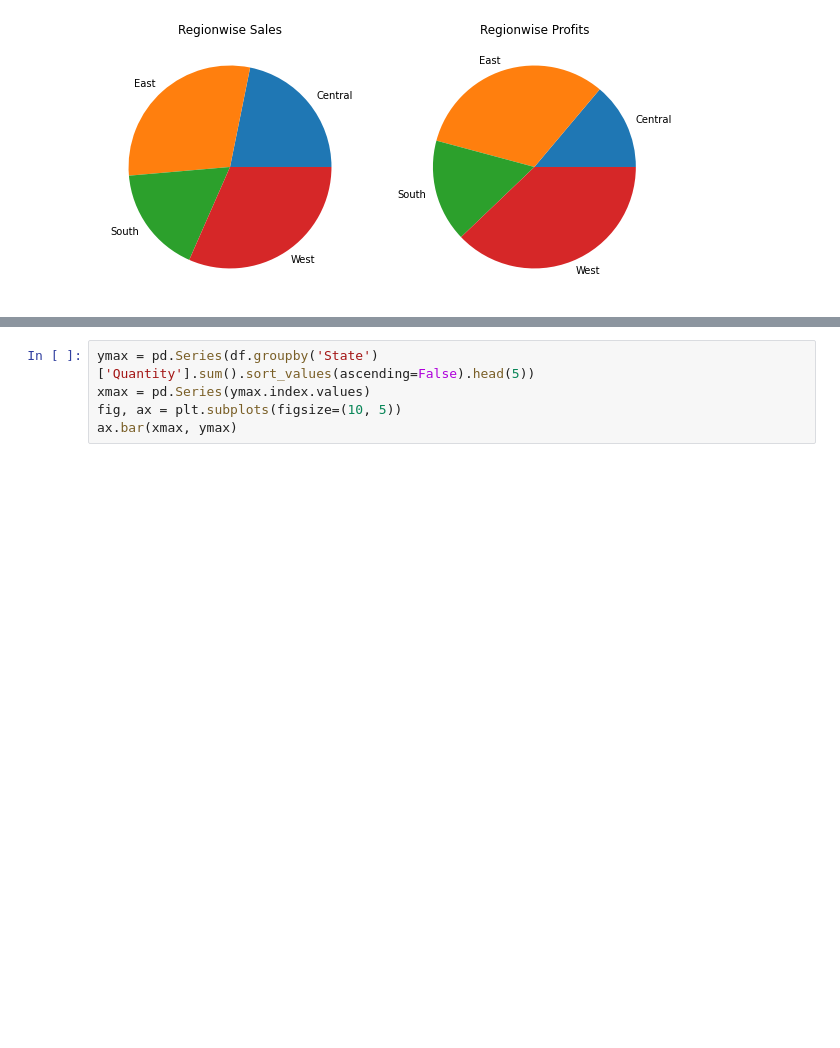
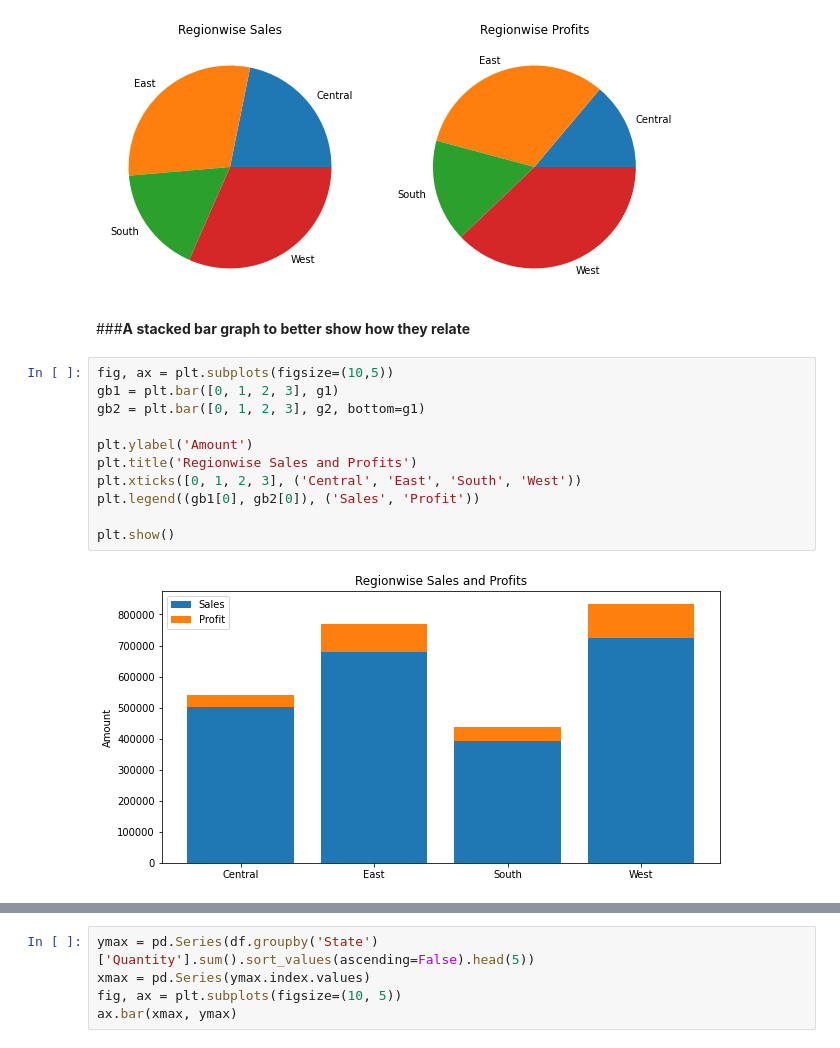
Before and after one commit to sury1999/Data-Analysis-Projects, a Jupyter notebook: Grip_Task_3_Exploratory_Data_Analysis.ipynb, the cells around one changed output, grey strips where cells are left out. Saved outputs shown, nothing was run; the diff lists cells and outputs as text; blank space fills up the shorter version.

Commit message:
Stacked Bar graph created

```diff
--- a/Grip_Task_3_Exploratory_Data_Analysis.ipynb
+++ b/Grip_Task_3_Exploratory_Data_Analysis.ipynb
@@ -38,3 +38,18 @@ ax[1].set(title='Regionwise Profits')
 # %% [output]
 [Text(0.5, 1.0, 'Regionwise Profits')]
 [figure]
+# %% [markdown]
+###**A stacked bar graph to better show how they relate**
+# %%
+fig, ax = plt.subplots(figsize=(10,5))
+gb1 = plt.bar([0, 1, 2, 3], g1)
+gb2 = plt.bar([0, 1, 2, 3], g2, bottom=g1)
+
+plt.ylabel('Amount')
+plt.title('Regionwise Sales and Profits')
+plt.xticks([0, 1, 2, 3], ('Central', 'East', 'South', 'West'))
+plt.legend((gb1[0], gb2[0]), ('Sales', 'Profit'))
+
+plt.show()
+# %% [output]
+[figure, added]
```
Also changed, not shown: parts of 5 cells of this notebook.
